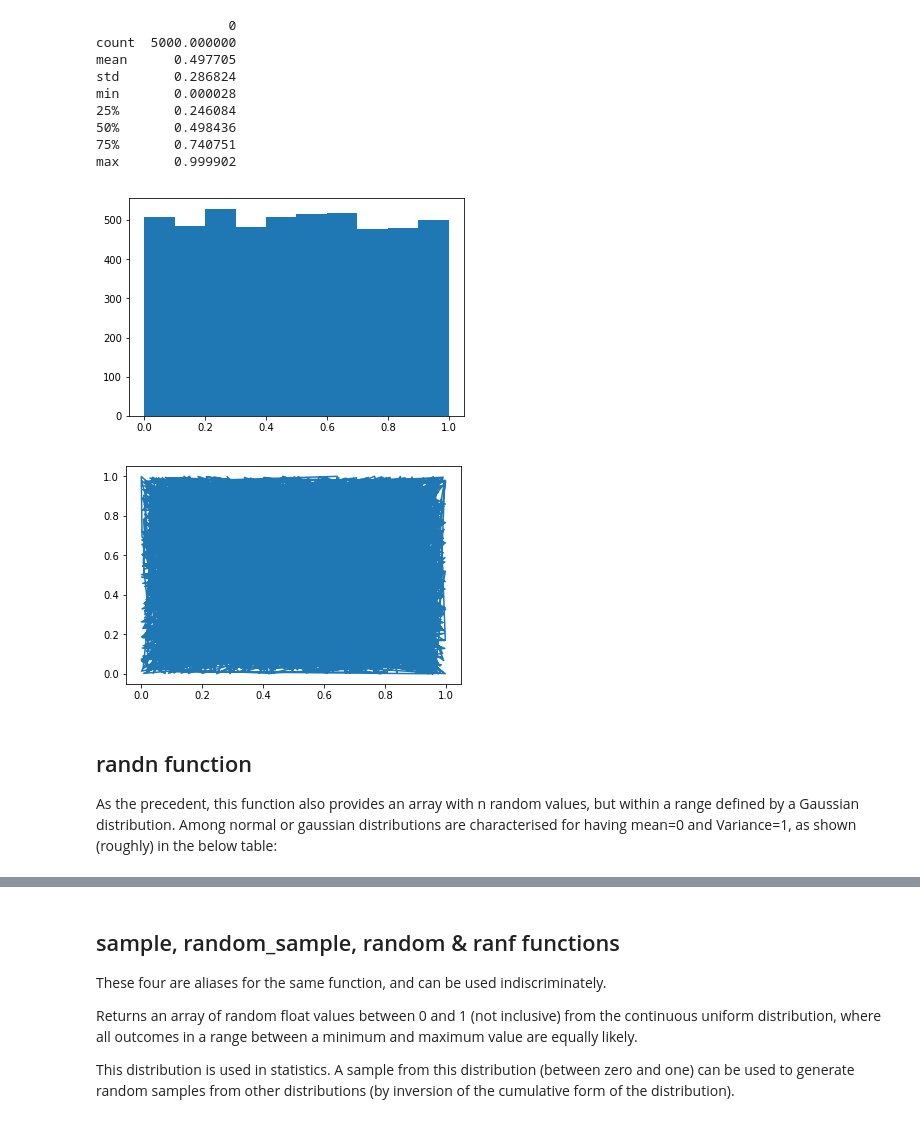
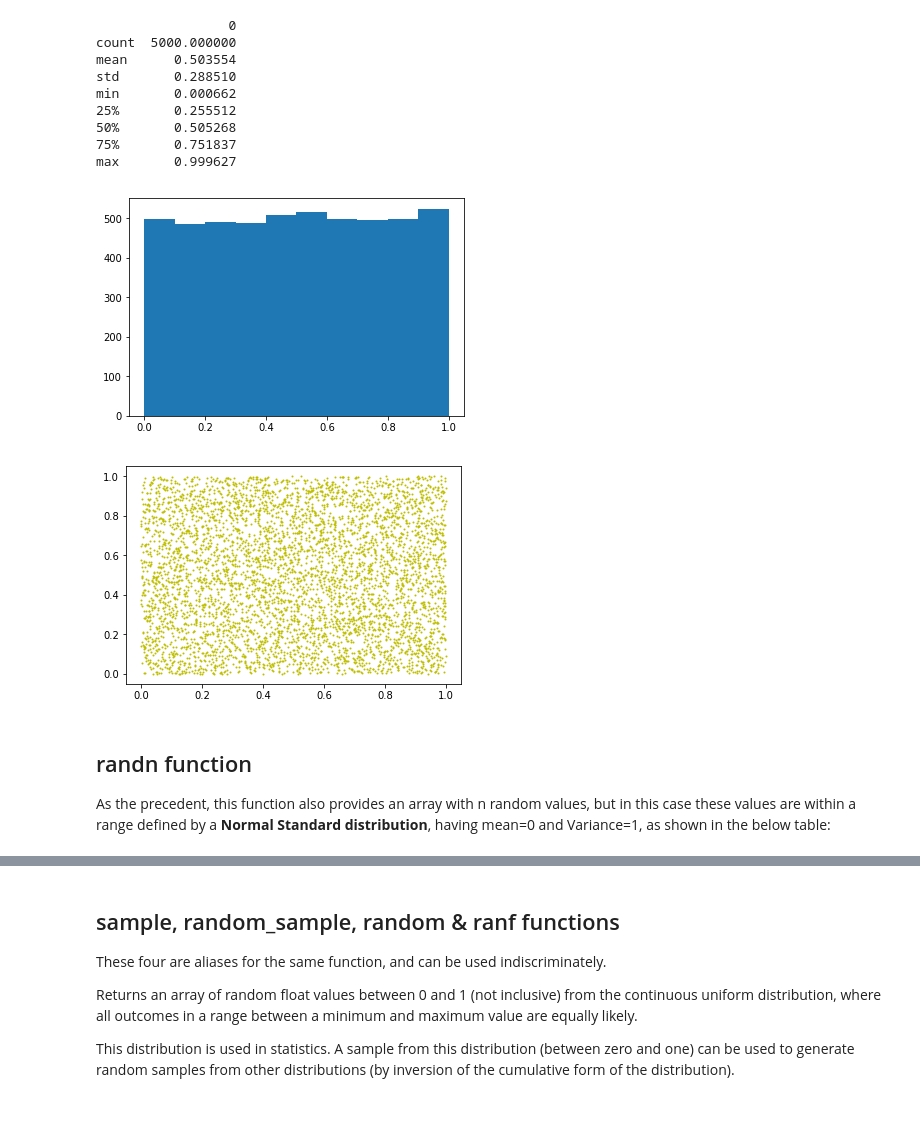
Before and after one commit to Luis-Navarro/Programming-for-Data-Analysis, a Jupyter notebook: random.ipynb, the cells around one changed output, grey strips where cells are left out. Drawn from its saved outputs; the diff is of its cells as text; code cells hidden in the pictures.

```diff
--- a/random.ipynb
+++ b/random.ipynb
@@ -39,34 +55,34 @@ Adding a second random variable to the plot, we can also observe this distributi
 # %%
 # Measures of central tendency with Panda Data Frames
 
 x= np.random.rand(5000)
 df = pd.DataFrame(x)
 print (df.describe())
 
 plt.hist(x)
 plt.show()
 
 # Plotting two random distributions (x,y)
 
 y= np.random.rand(5000)
 
-plt.plot(x,y)
+plt.plot(x,y,'y.', markersize=2)
 plt.show()
 # %% [output]
                  0
 count  5000.000000
-mean      0.497705
-std       0.286824
-min       0.000028
-25%       0.246084
-50%       0.498436
-75%       0.740751
-max       0.999902
+mean      0.503554
+std       0.288510
+min       0.000662
+25%       0.255512
+50%       0.505268
+75%       0.751837
+max       0.999627
-[figure, old version]
+[figure, new version]
-[figure, old version]
+[figure, new version]
 # %% [markdown]
 ## randn function
-As the precedent, this function also provides an array with n random values, but within a range defined by a Gaussian distribution. Among normal or gaussian distributions are characterised for having mean=0 and Variance=1, as shown (roughly) in the below table:
+As the precedent, this function also provides an array with n random values, but in this case these values are within a range defined by a __Normal Standard distribution__, having mean=0 and Variance=1, as shown in the below table:
 # %%
 x= np.random.randn(5000)
 df = pd.DataFrame(x)
```
Also changed, not shown: parts of 15 cells of this notebook.
